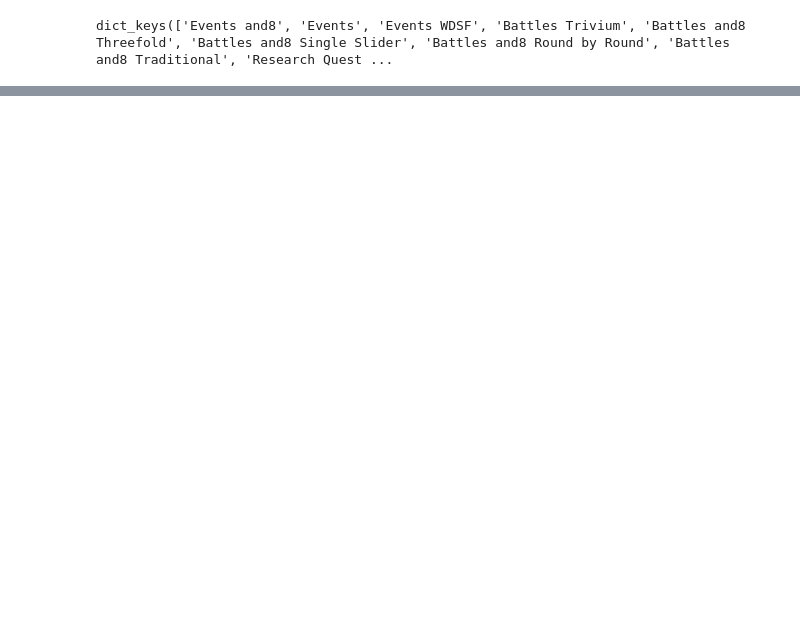
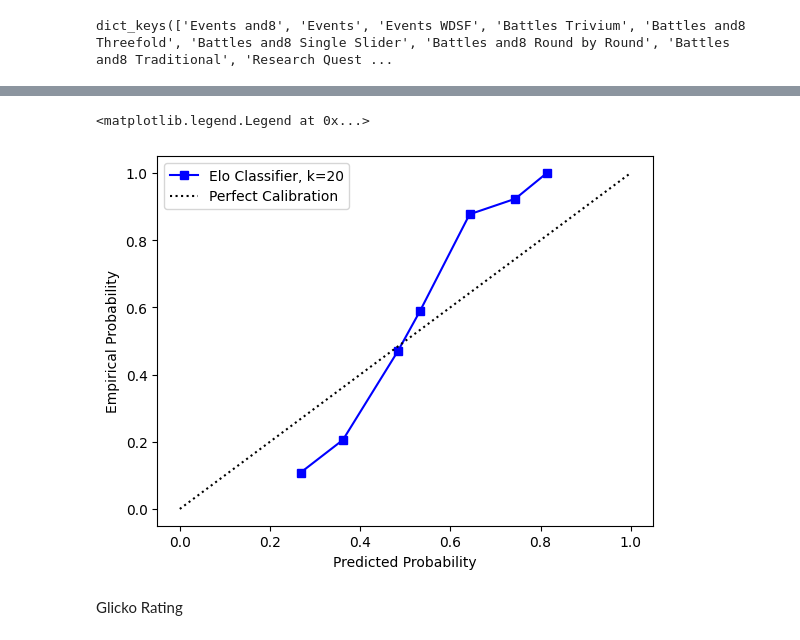
Before and after one commit to sarahaptumich/capstone, a Jupyter notebook: breaker_ranking.ipynb, the cells around one changed output, grey strips where cells are left out. Cells and saved outputs as stored; diff of their text form; code cells hidden in the pictures; blank space fills up the shorter version.

```diff
--- a/breaker_ranking.ipynb
+++ b/breaker_ranking.ipynb
@@ -108,3 +123,6 @@ combined_events = pd.concat([eventsAnd8, eventsWDSF, Events], ignore_index=True)
 # %%
 #add battle date
 appendedBattles=pd.merge(appendedBattles, combined_events[['Date', 'Event']], on='Event', how='left')
+appendedBattles['loser'] = np.where(appendedBattles['winner'] == appendedBattles['breaker 1 (red)'], appendedBattles['breaker 2 (blue)'], appendedBattles['breaker 1 (red)'])
+appendedBattles[['winner', 'loser']]=appendedBattles[['winner', 'loser']].astype(str)
+battlesNotide=appendedBattles[appendedBattles['winner']!='Tie'].copy()
@@ -248,0 +201,17 @@ AttributeError: 'Glicko2' object has no attribute 'period'
+# %%
+#Classification Curve
+prob_true, prob_pred = calibration_curve(
+  X["label"],
+  model.predict_proba(X).values[:, 0],
+  n_bins=10
+)
+plt.plot(prob_pred, prob_true, label=f"Elo Classifier, k={model.rating_model.default_k}", marker='s', color='b')
+plt.plot([0, 1], [0, 1], label="Perfect Calibration", ls=":", color='k')
+plt.xlabel("Predicted Probability")
+plt.ylabel("Empirical Probability")
+plt.legend()
+# %% [output]
+<matplotlib.legend.Legend at 0x...>
+[figure, added]
+# %% [markdown]
+Glicko Rating
```
Also changed, not shown: parts of 25 cells of this notebook.
